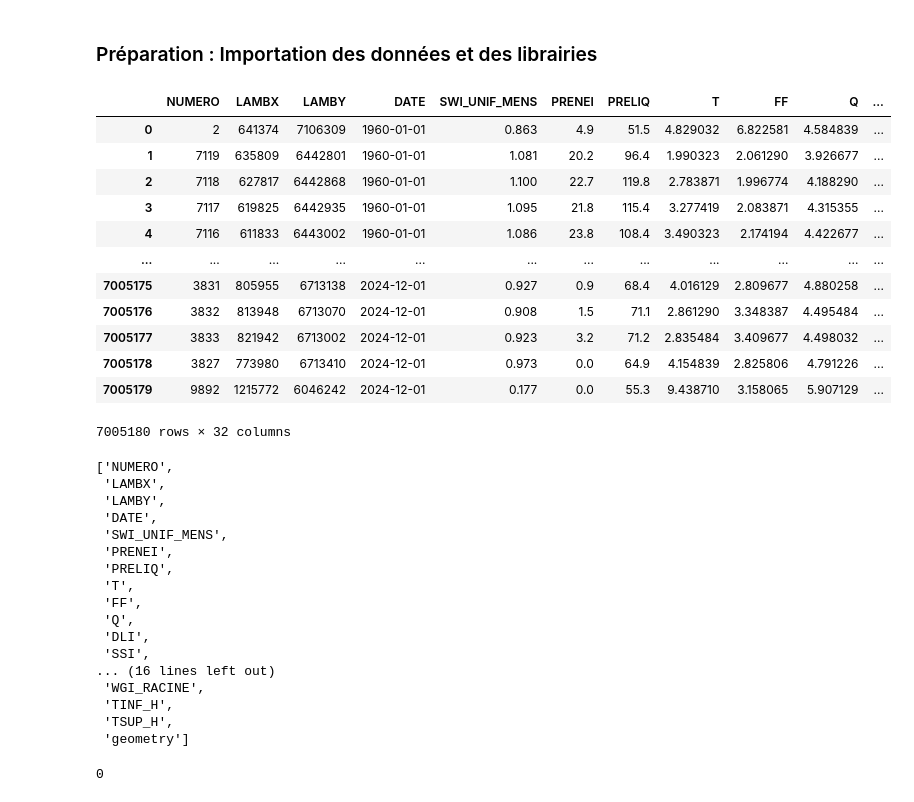
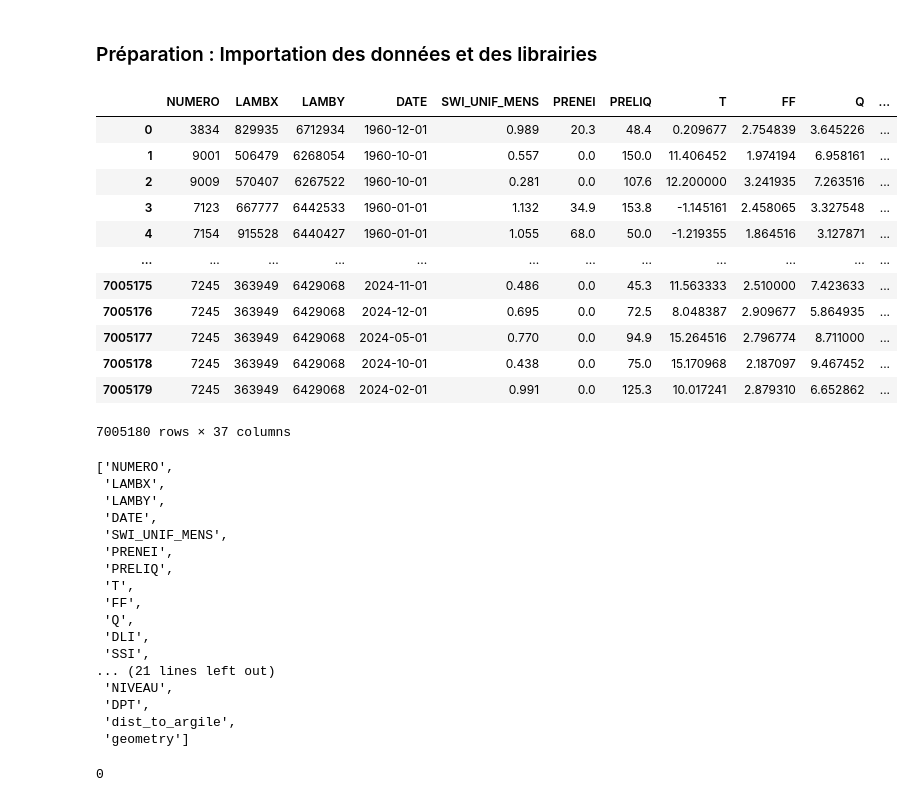
Before and after one commit to Lanouraf/Climate_Risk_Project_SWI_MS_A, a Jupyter notebook: modelisation.ipynb, the cells around one changed output. Cells and saved outputs as stored; diff of their text form; code cells hidden in the pictures.

```diff
--- a/modelisation.ipynb
+++ b/modelisation.ipynb
@@ -26,26 +26,26 @@ import time
 # %%
 ### Importation de la base ###
 
 
 # Importation
-gdf = gpd.read_file('data/processed/jointure_meteo_swimonthly_full.gpkg')
+gdf = gpd.read_file('data/processed/jointure_meteo_swi_argile_nearest.gpkg')
 
 # Affichage
 display(gdf)
 # %% [output]
 |  | NUMERO | LAMBX | LAMBY | DATE | SWI_UNIF_MENS | PRENEI | PRELIQ | T | FF | Q | ... |
-| 0 | 2 | 641374 | 7106309 | 1960-01-01 | 0.863 | 4.9 | 51.5 | 4.829032 | 6.822581 | 4.584839 | ... |
-| 1 | 7119 | 635809 | 6442801 | 1960-01-01 | 1.081 | 20.2 | 96.4 | 1.990323 | 2.061290 | 3.926677 | ... |
-| 2 | 7118 | 627817 | 6442868 | 1960-01-01 | 1.100 | 22.7 | 119.8 | 2.783871 | 1.996774 | 4.188290 | ... |
-| 3 | 7117 | 619825 | 6442935 | 1960-01-01 | 1.095 | 21.8 | 115.4 | 3.277419 | 2.083871 | 4.315355 | ... |
-| 4 | 7116 | 611833 | 6443002 | 1960-01-01 | 1.086 | 23.8 | 108.4 | 3.490323 | 2.174194 | 4.422677 | ... |
+| 0 | 3834 | 829935 | 6712934 | 1960-12-01 | 0.989 | 20.3 | 48.4 | 0.209677 | 2.754839 | 3.645226 | ... |
+| 1 | 9001 | 506479 | 6268054 | 1960-10-01 | 0.557 | 0.0 | 150.0 | 11.406452 | 1.974194 | 6.958161 | ... |
+| 2 | 9009 | 570407 | 6267522 | 1960-10-01 | 0.281 | 0.0 | 107.6 | 12.200000 | 3.241935 | 7.263516 | ... |
+| 3 | 7123 | 667777 | 6442533 | 1960-01-01 | 1.132 | 34.9 | 153.8 | -1.145161 | 2.458065 | 3.327548 | ... |
+| 4 | 7154 | 915528 | 6440427 | 1960-01-01 | 1.055 | 68.0 | 50.0 | -1.219355 | 1.864516 | 3.127871 | ... |
 | ... | ... | ... | ... | ... | ... | ... | ... | ... | ... | ... | ... |
-| 7005175 | 3831 | 805955 | 6713138 | 2024-12-01 | 0.927 | 0.9 | 68.4 | 4.016129 | 2.809677 | 4.880258 | ... |
-| 7005176 | 3832 | 813948 | 6713070 | 2024-12-01 | 0.908 | 1.5 | 71.1 | 2.861290 | 3.348387 | 4.495484 | ... |
-| 7005177 | 3833 | 821942 | 6713002 | 2024-12-01 | 0.923 | 3.2 | 71.2 | 2.835484 | 3.409677 | 4.498032 | ... |
-| 7005178 | 3827 | 773980 | 6713410 | 2024-12-01 | 0.973 | 0.0 | 64.9 | 4.154839 | 2.825806 | 4.791226 | ... |
-| 7005179 | 9892 | 1215772 | 6046242 | 2024-12-01 | 0.177 | 0.0 | 55.3 | 9.438710 | 3.158065 | 5.907129 | ... |
+| 7005175 | 7245 | 363949 | 6429068 | 2024-11-01 | 0.486 | 0.0 | 45.3 | 11.563333 | 2.510000 | 7.423633 | ... |
+| 7005176 | 7245 | 363949 | 6429068 | 2024-12-01 | 0.695 | 0.0 | 72.5 | 8.048387 | 2.909677 | 5.864935 | ... |
+| 7005177 | 7245 | 363949 | 6429068 | 2024-05-01 | 0.770 | 0.0 | 94.9 | 15.264516 | 2.796774 | 8.711000 | ... |
+| 7005178 | 7245 | 363949 | 6429068 | 2024-10-01 | 0.438 | 0.0 | 75.0 | 15.170968 | 2.187097 | 9.467452 | ... |
+| 7005179 | 7245 | 363949 | 6429068 | 2024-02-01 | 0.991 | 0.0 | 125.3 | 10.017241 | 2.879310 | 6.652862 | ... |
-7005180 rows × 32 columns
+7005180 rows × 37 columns
 # %%
 ### Affichage de la liste des variables ###
 
@@ -64,10 +64,10 @@ list(gdf.columns)
  'Q',
  'DLI',
  'SSI',
-... (16 lines left out)
- 'WGI_RACINE',
- 'TINF_H',
- 'TSUP_H',
+... (21 lines left out)
+ 'NIVEAU',
+ 'DPT',
+ 'dist_to_argile',
  'geometry']
 # %%
 ### Optimisation de la mémoire : conversion des float64 en float32 ###
```
Also changed, not shown: parts of 20 cells of this notebook.
